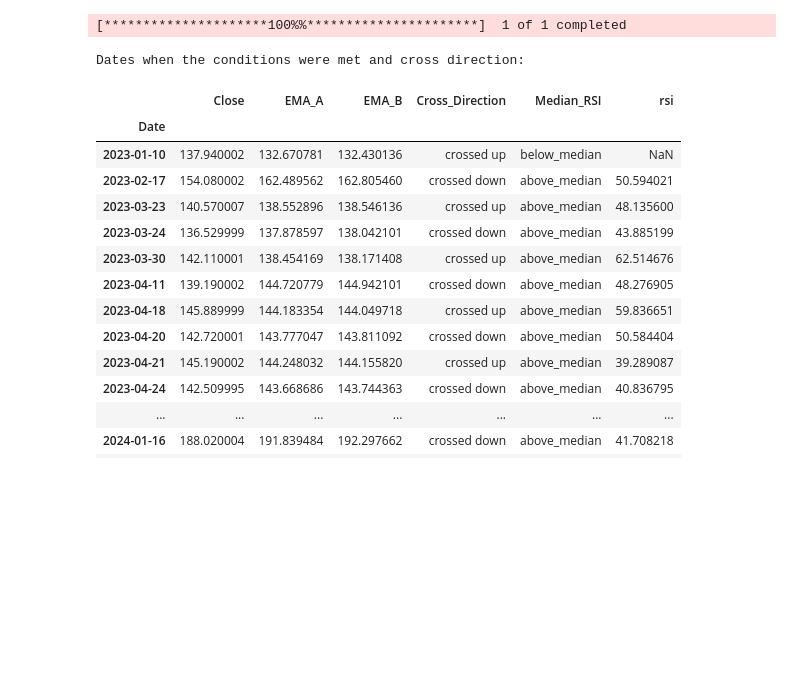
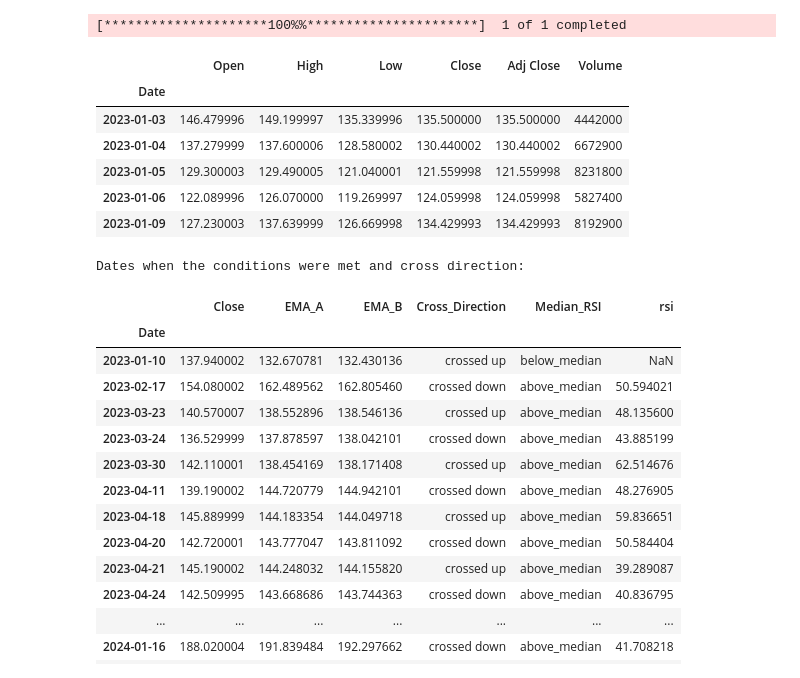
Before and after one commit to rindel/labs, a Jupyter notebook: ticker_technical_analysis.ipynb, the cells around one changed output. Cells and saved outputs as stored; diff of their text form; code cells hidden in the pictures; blank space fills up the shorter version.

```diff
--- a/ticker_technical_analysis.ipynb
+++ b/ticker_technical_analysis.ipynb
@@ -15,6 +15,16 @@ ticker = 'snow'
 df = yf.download(ticker, start='2023-01-01', end='2024-03-02')
 # %% [output]
 [*********************100%%**********************]  1 of 1 completed
+# %%
+df.head()
+# %% [output]
+|  | Open | High | Low | Close | Adj Close | Volume |
+| Date |  |  |  |  |  |  |
+| 2023-01-03 | 146.479996 | 149.199997 | 135.339996 | 135.500000 | 135.500000 | 4442000 |
+| 2023-01-04 | 137.279999 | 137.600006 | 128.580002 | 130.440002 | 130.440002 | 6672900 |
+| 2023-01-05 | 129.300003 | 129.490005 | 121.040001 | 121.559998 | 121.559998 | 8231800 |
+| 2023-01-06 | 122.089996 | 126.070000 | 119.269997 | 124.059998 | 124.059998 | 5827400 |
+| 2023-01-09 | 127.230003 | 137.639999 | 126.669998 | 134.429993 | 134.429993 | 8192900 |
 # %%
 # Calculate moving averages 5|7 3|21 5|13
 df['EMA_A'] = df['Close'].ewm(span=5, adjust=False).mean()
```
Also changed, not shown: 1 other file.
